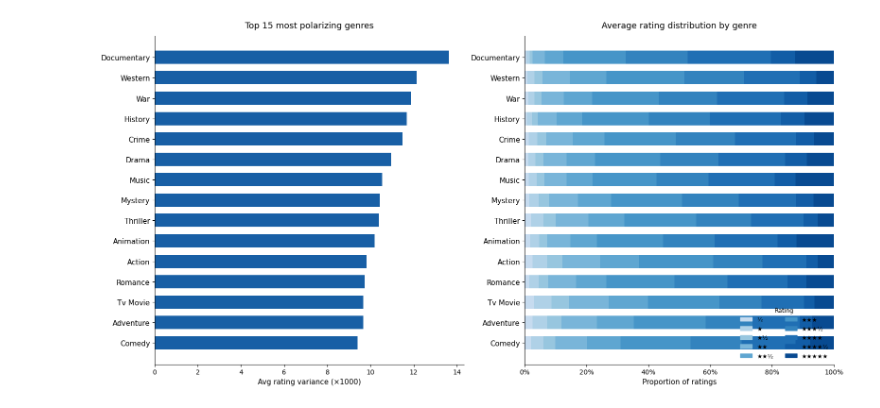
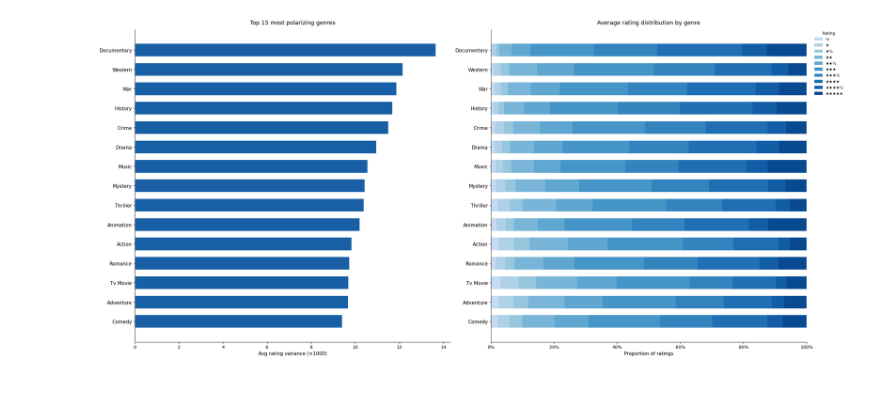
Before and after one commit to LoganStanhope/DS4200-Final-Project, a Jupyter notebook: LoganDS4200FinalProject.ipynb, the cells around one changed output. Drawn from its saved outputs; the diff is of its cells as text; code cells hidden in the pictures.

Commit message:
Adding all code and images

```diff
--- a/LoganDS4200FinalProject.ipynb
+++ b/LoganDS4200FinalProject.ipynb
@@ -74,7 +74,7 @@ stack_colors = [cmap(0.25 + 0.65 * i / (n_stars - 1)) for i in range(n_stars)]
 
 star_labels = ["½", "★", "★½", "★★", "★★½", "★★★", "★★★½", "★★★★", "★★★★½", "★★★★★"]
 
-fig, axes = plt.subplots(1, 2, figsize=(16, 8))
+fig, axes = plt.subplots(1, 2, figsize=(24, 11))
 fig.subplots_adjust(wspace=0.35)
 
 genres_ordered = top_genres_scaled.index.tolist()
@@ -97,34 +97,37 @@ dist_vals = top_dist[prop_cols].values  # shape: (15, 10)
 lefts = np.zeros(len(genres_ordered))
 for i, (label, color) in enumerate(zip(star_labels, stack_colors)):
     widths = dist_vals[:, i]
     ax2.barh(y_pos, widths, left=lefts, color=color, height=0.65, label=label)
     lefts += widths
 
 ax2.set_yticks(y_pos)
 ax2.set_yticklabels(genres_ordered, fontsize=11)
 ax2.set_xlabel("Proportion of ratings", fontsize=11)
 ax2.set_title("Average rating distribution by genre", fontsize=13, fontweight="normal", pad=12)
 ax2.set_xlim(0, 1)
 ax2.xaxis.set_major_formatter(plt.FuncFormatter(lambda x, _: f"{x:.0%}"))
 ax2.spines[["top", "right"]].set_visible(False)
 ax2.tick_params(axis="x", labelsize=10)
 
-# Legend for star ratings
+# Legend placed outside the right edge of the right panel
 handles = [
     plt.Rectangle((0, 0), 1, 1, color=stack_colors[i], label=star_labels[i])
     for i in range(n_stars)
 ]
 ax2.legend(
     handles=handles,
     title="Rating",
-    loc="lower right",
+    loc="upper left",
+    bbox_to_anchor=(1.02, 1),
+    borderaxespad=0,
     fontsize=9,
     title_fontsize=9,
     frameon=False,
-    ncol=2
+    ncol=1,
 )
 
 plt.tight_layout()
+plt.savefig("images/genre_polarization.png", bbox_inches="tight", dpi=150)
 plt.show()
 # %% [output]
-[figure, old version]
+[figure, new version]
```
Also changed, not shown: 11 other files.
